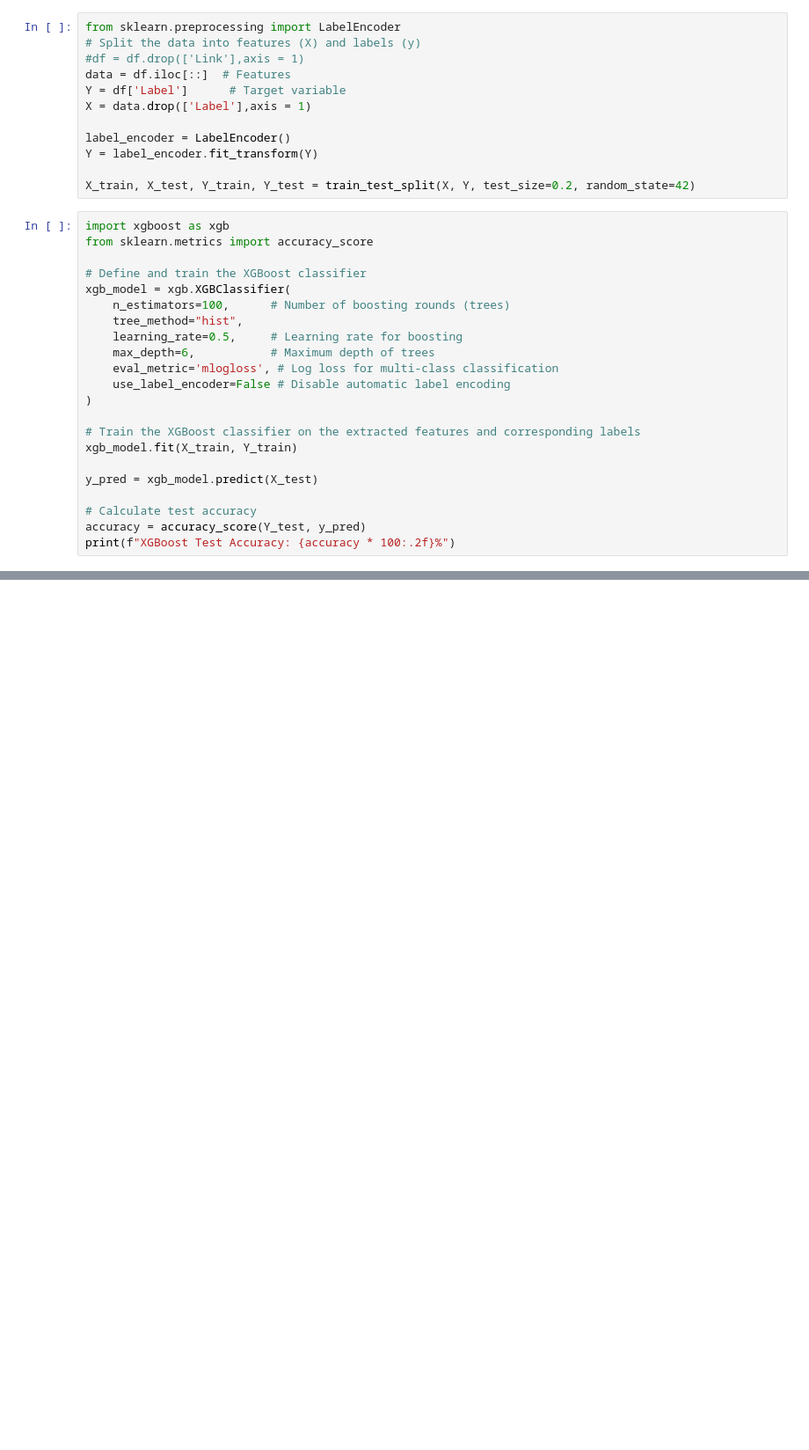
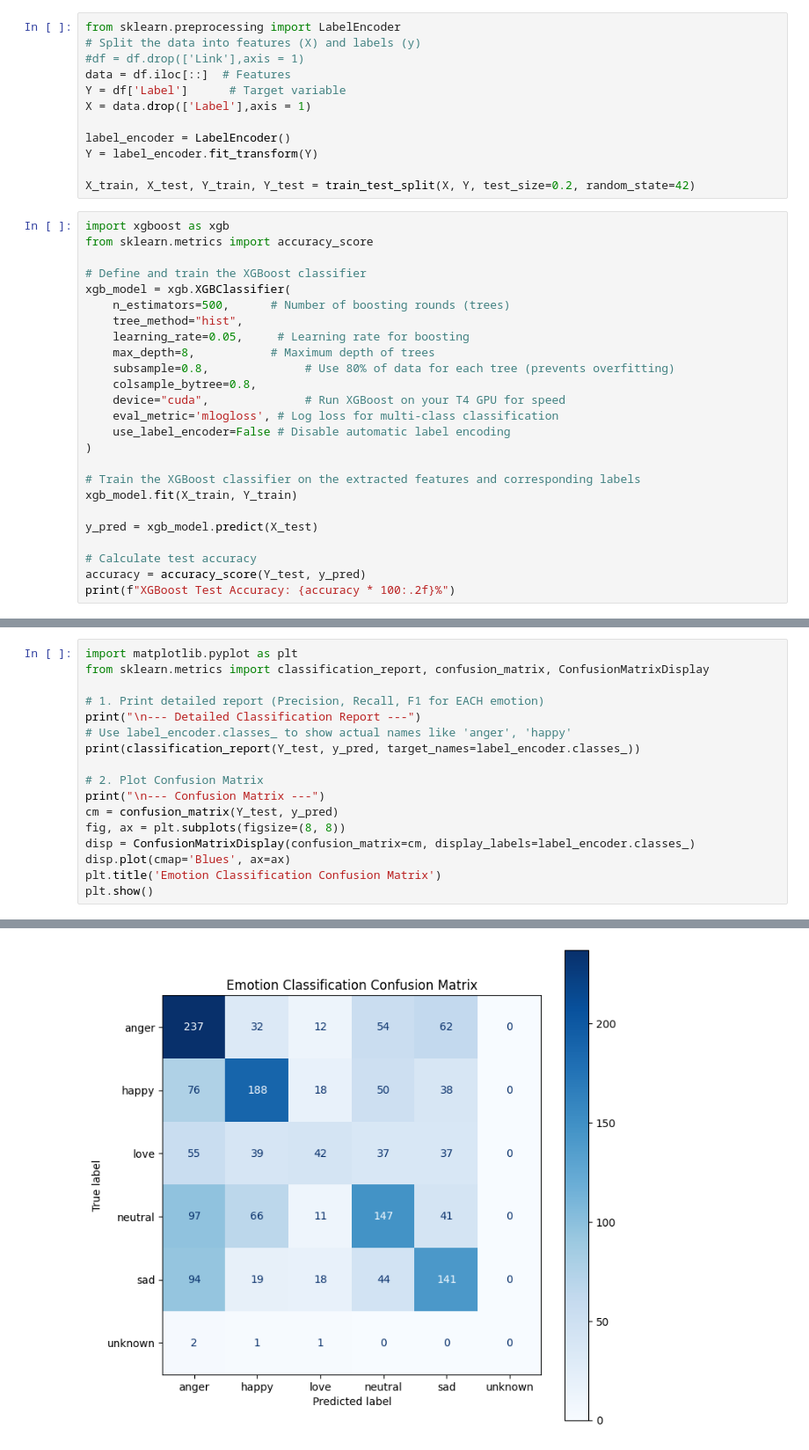
Before and after one commit to Faizan-Nawaz/UrEMONet, a Jupyter notebook: Backend/XLMR_and_XGBoost_on_transcriptions.ipynb, the cells around one changed output, grey strips where cells are left out. Shown at 88% size. Saved outputs shown, nothing was run; the diff lists cells and outputs as text; blank space fills up the shorter version.

Commit message:
updated XLMR_and_XGBoost_on_transcriptions

```diff
--- a/Backend/XLMR_and_XGBoost_on_transcriptions.ipynb
+++ b/Backend/XLMR_and_XGBoost_on_transcriptions.ipynb
@@ -300,10 +415,13 @@ from sklearn.metrics import accuracy_score
 
 # Define and train the XGBoost classifier
 xgb_model = xgb.XGBClassifier(
-    n_estimators=100,      # Number of boosting rounds (trees)
+    n_estimators=500,      # Number of boosting rounds (trees)
     tree_method="hist",
-    learning_rate=0.5,     # Learning rate for boosting
-    max_depth=6,           # Maximum depth of trees
+    learning_rate=0.05,     # Learning rate for boosting
+    max_depth=8,           # Maximum depth of trees
+    subsample=0.8,              # Use 80% of data for each tree (prevents overfitting)
+    colsample_bytree=0.8,
+    device="cuda",              # Run XGBoost on your T4 GPU for speed
     eval_metric='mlogloss', # Log loss for multi-class classification
     use_label_encoder=False # Disable automatic label encoding
 )
@@ -323,0 +449,18 @@ XGBoost Test Accuracy: 60.58%
+# %%
+import matplotlib.pyplot as plt
+from sklearn.metrics import classification_report, confusion_matrix, ConfusionMatrixDisplay
+
+# 1. Print detailed report (Precision, Recall, F1 for EACH emotion)
+print("\n--- Detailed Classification Report ---")
+# Use label_encoder.classes_ to show actual names like 'anger', 'happy'
+print(classification_report(Y_test, y_pred, target_names=label_encoder.classes_))
+
+# 2. Plot Confusion Matrix
+print("\n--- Confusion Matrix ---")
+cm = confusion_matrix(Y_test, y_pred)
+fig, ax = plt.subplots(figsize=(8, 8))
+disp = ConfusionMatrixDisplay(confusion_matrix=cm, display_labels=label_encoder.classes_)
+disp.plot(cmap='Blues', ax=ax)
+plt.title('Emotion Classification Confusion Matrix')
+plt.show()
+# %% [output]
@@ -323,0 +483 @@ XGBoost Test Accuracy: 60.58%
+[figure, added]
```
Also changed, not shown: parts of 26 cells of this notebook.
